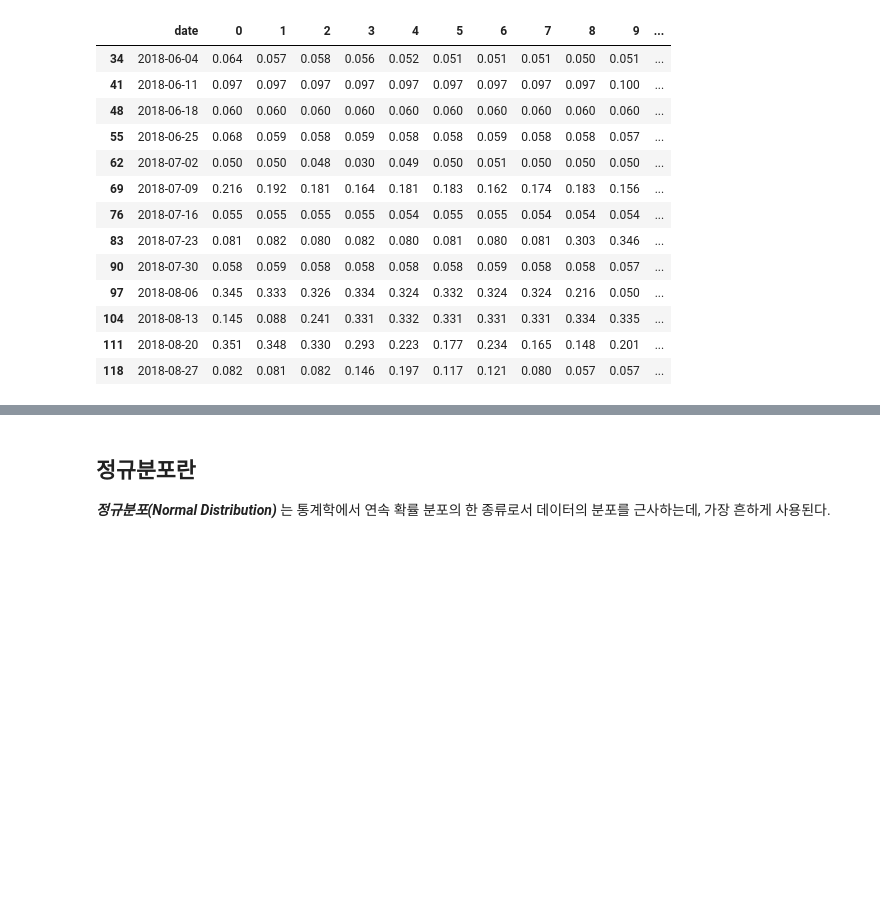
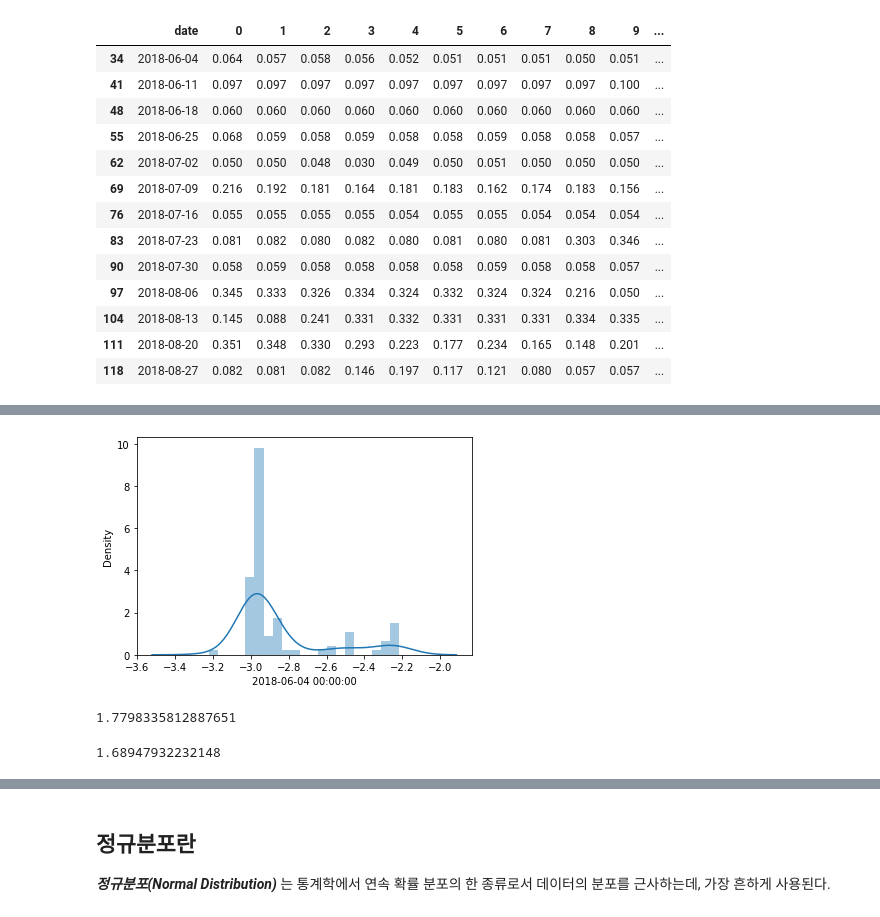
Before and after one commit to formegusto/pattern-recognition, a Jupyter notebook: 07.Distribution.ipynb, the cells around one changed output, grey strips where cells are left out. Cells and saved outputs as stored; diff of their text form; code cells hidden in the pictures; blank space fills up the shorter version.

```diff
--- a/07.Distribution.ipynb
+++ b/07.Distribution.ipynb
@@ -128,0 +144,12 @@ datas
+# %%
+# 최솟값 확인
+logDatas['2018-06-04'].describe()
+# logDatas['2018-06-04'] = logDatas['2018-06-04'] + logDatas['2018-06-04'].min() + 1
+# logDatas
+# 최솟값이 0보다 작다면 (최솟값 + 1)을 모든 값에 더해주는 것이 보편적
+
+# 로그 변환
+logDatas = np.log(logDatas['2018-06-04'])
+logDatas
+sns.distplot(logDatas)
+# %% [output]
@@ -128,0 +157,14 @@ datas
+[figure, added]
+# %%
+sqrtDatas = datas.reset_index().copy()
+sqrtDatas = sqrtDatas[sqrtDatas.columns.difference(['index', 'day', 'month', 'year'])]
+sqrtDatas.set_index('date', inplace=True)
+sqrtDatas = sqrtDatas.T
+sqrtDatas['2018-06-04'].skew()
+# %% [output]
+1.7798335812887651
+# %%
+sqrtDatas = np.sqrt(sqrtDatas['2018-06-04'])
+sqrtDatas.skew()
+# %% [output]
+1.68947932232148
```
Also changed, not shown: parts of 13 cells of this notebook.
